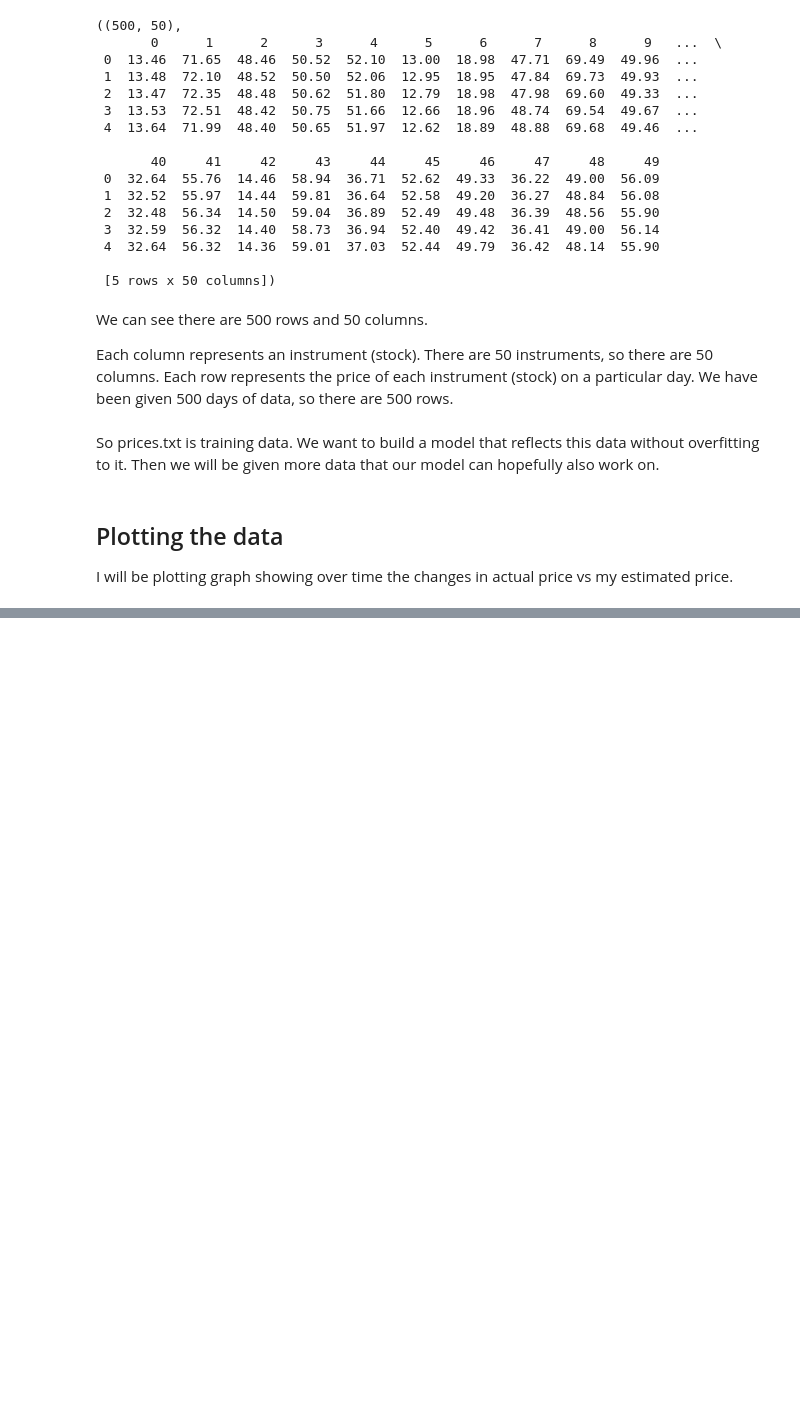
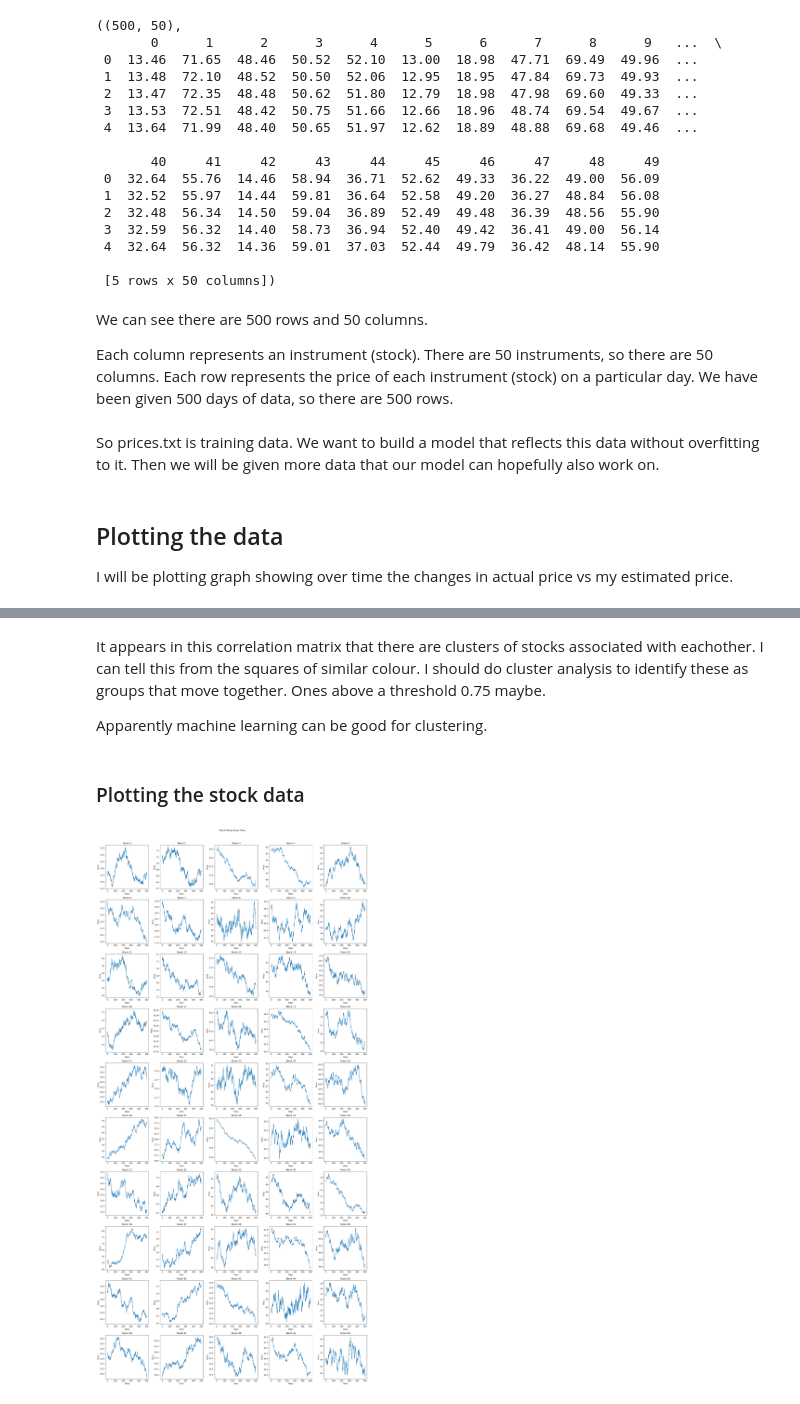
Before and after one commit to IsabelBody/algothon24-code, a Jupyter notebook: exploratoryAnalysis.ipynb, the cells around one changed output, grey strips where cells are left out. Saved outputs shown, nothing was run; the diff lists cells and outputs as text; code cells hidden in the pictures; blank space fills up the shorter version.

```diff
--- a/exploratoryAnalysis.ipynb
+++ b/exploratoryAnalysis.ipynb
@@ -52,0 +81,26 @@ I will be plotting graph showing over time the changes in actual price vs my est
+# %% [markdown]
+It appears in this correlation matrix that there are clusters of stocks associated with eachother. I can tell this from the squares of similar colour.
+I should do cluster analysis to identify these as groups that move together.
+Ones above a threshold 0.75 maybe.
+
+Apparently machine learning can be good for clustering.
+# %% [markdown]
+###  Plotting the stock data
+# %%
+# Number of stocks
+num_stocks = prices_df.shape[1]
+
+# Plotting individual stock prices
+plt.figure(figsize=(20, 40))
+for i in range(num_stocks):
+    plt.subplot(10, 5, i + 1)
+    plt.plot(prices_df[i])
+    plt.title(f'Stock {i + 1}')
+    plt.xlabel('Days')
+    plt.ylabel('Price')
+    plt.tight_layout()
+
+plt.suptitle('Stock Prices Over Time', y=1.02)
+plt.show()
+# %% [output]
+[figure, added]
```
Also changed, not shown: parts of 4 cells of this notebook, 4 other files.
